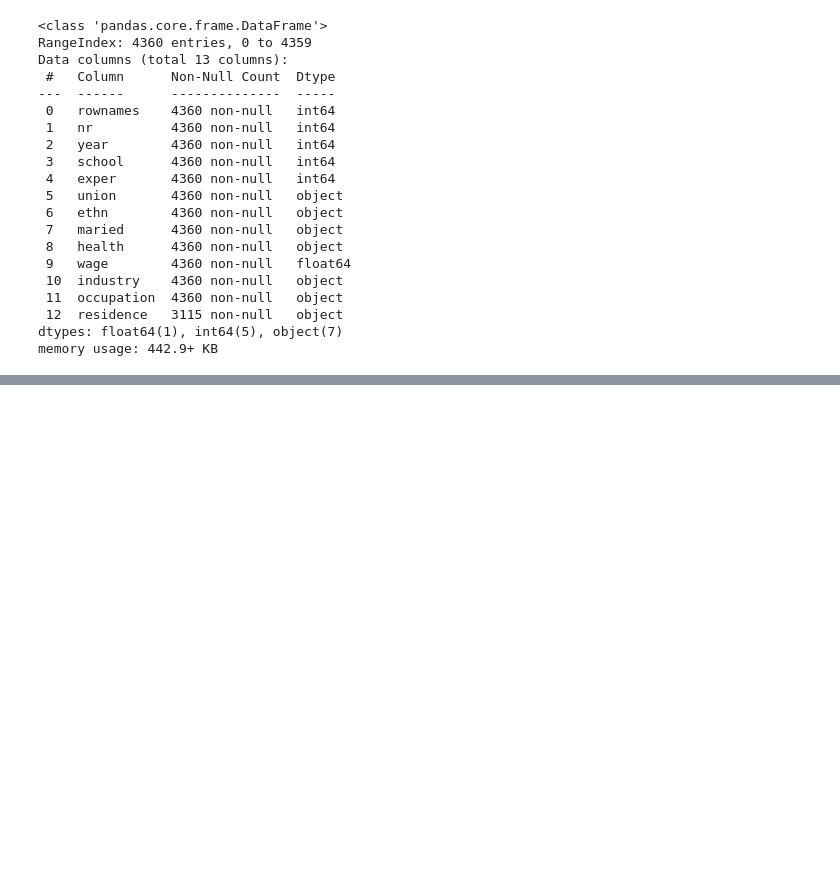
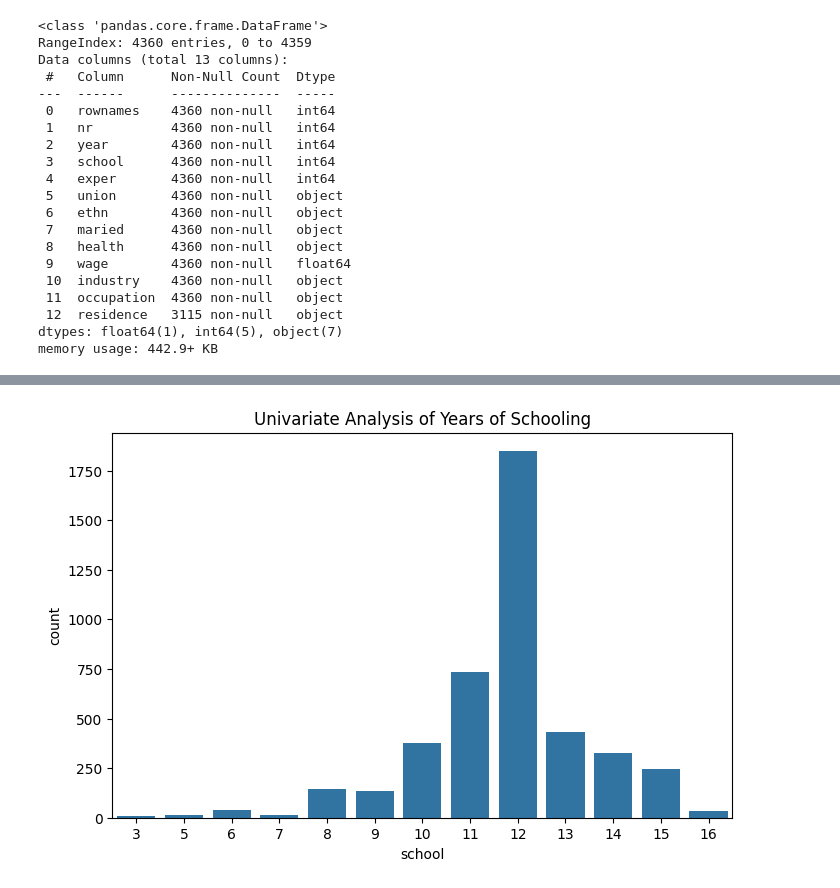
Before and after one commit to NeonHalo17/EDA, a Jupyter notebook: EDA_DA_I.ipynb, the cells around one changed output, grey strips where cells are left out. Saved outputs shown, nothing was run; the diff lists cells and outputs as text; code cells hidden in the pictures; blank space fills up the shorter version.

```diff
--- a/EDA_DA_I.ipynb
+++ b/EDA_DA_I.ipynb
@@ -91,0 +169,7 @@ dtype: float64
+# %%
+plt.figure(figsize=(8, 5))
+sns.countplot(x='school', data=df_filled)
+plt.title('Univariate Analysis of Years of Schooling')
+plt.show()
+# %% [output]
+[figure, added]
```
Also changed, not shown: parts of 61 cells of this notebook.
